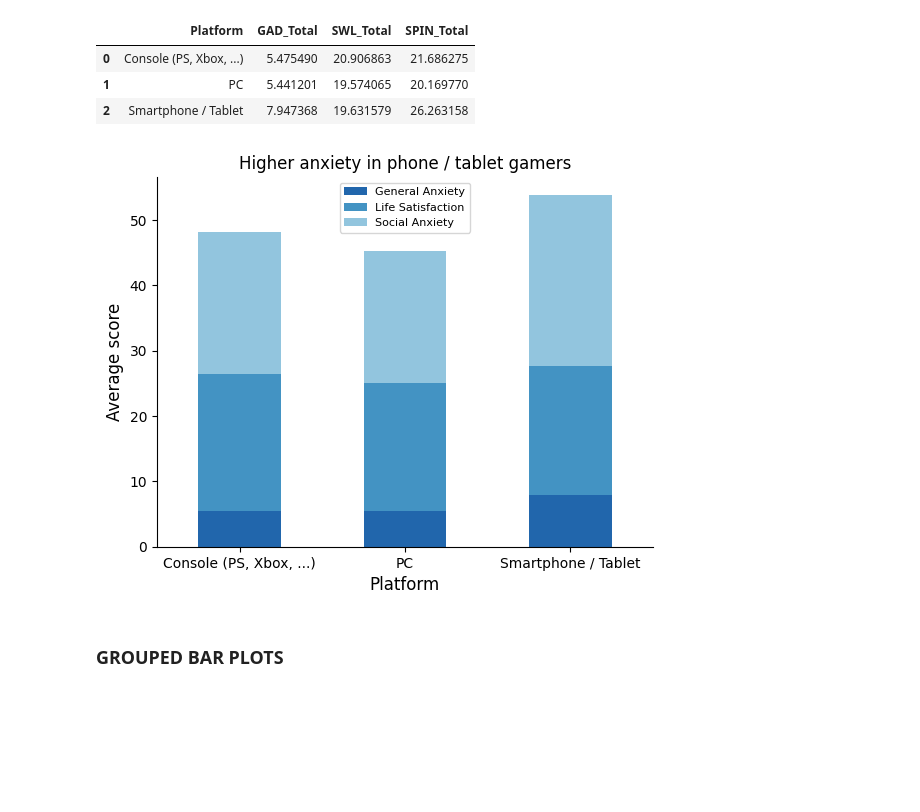
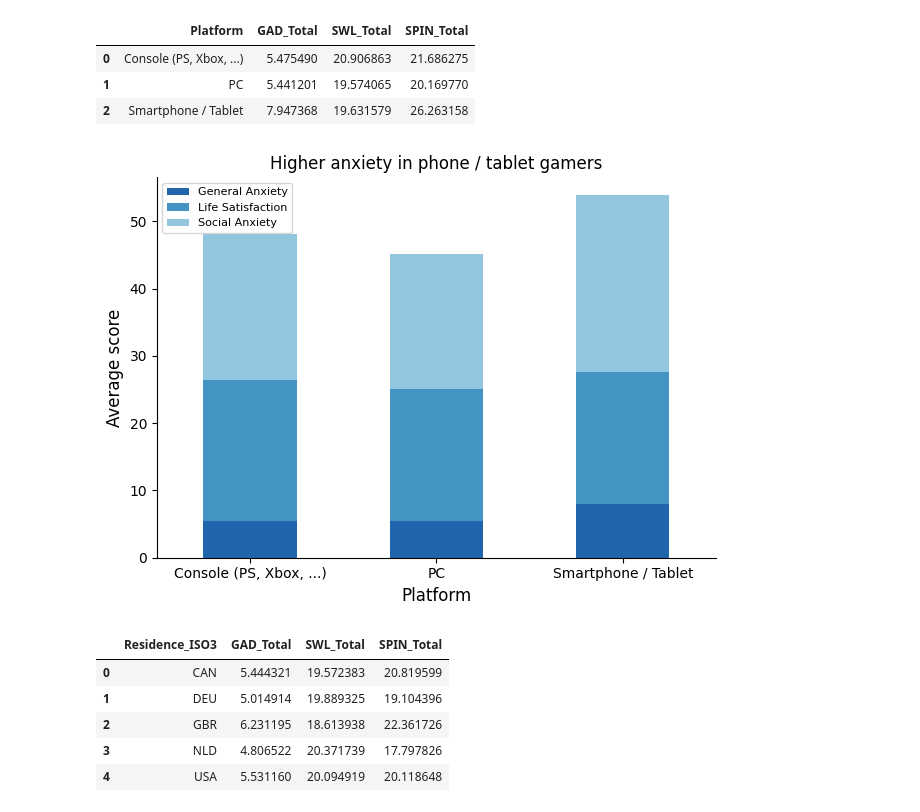
Before and after one commit to amallred/gaming-mental-health-analysis, a Jupyter notebook: charts.ipynb, the cells around one changed output. Saved outputs shown, nothing was run; the diff lists cells and outputs as text; code cells hidden in the pictures; blank space fills up the shorter version.

```diff
--- a/charts.ipynb
+++ b/charts.ipynb
@@ -280,31 +281,53 @@ platform_df
 # %%
 ax = platform_df.plot(
     x='Platform',
     kind='bar',
     stacked=True,
     title='Higher anxiety in phone / tablet gamers',
     color=colors_dl[3:6]
 )
 
 ax.tick_params(axis='x', labelsize=10)
 ax.set_xlabel('Platform', fontsize=12)
 ax.legend(['General Anxiety', 'Life Satisfaction', 'Social Anxiety'],
         loc='best',
         fontsize=8)
 
 plt.ylabel("Average score", fontsize=12)
 plt.xticks(rotation=0)
 
 ax = plt.gca()
 ax.spines['top'].set_visible(False)
 ax.spines['right'].set_visible(False)
 
+plt.tight_layout()
 # Save figure as image
 plt.savefig('plots/platform_scores_stacked_bar_chart.png')
 
 plt.show()
 # %% [output]
-[figure, old version]
+[figure, new version]
-# %% [markdown]
-### GROUPED BAR PLOTS
+# %%
+top5_countries = df['Residence_ISO3'].value_counts().head(5).index
+
+top5_countries_df = df[df['Residence_ISO3'].isin(top5_countries)]
+
+residence_GAD_scores = top5_countries_df.groupby('Residence_ISO3')['GAD_Total'].mean()
+residence_SWL_scores = top5_countries_df.groupby('Residence_ISO3')['SWL_Total'].mean()
+residence_SPIN_scores = top5_countries_df.groupby('Residence_ISO3')['SPIN_Total'].mean()
+
+countries_df = pd.concat([
+    residence_GAD_scores,
+    residence_SWL_scores,
+    residence_SPIN_scores
+    ], axis=1).reset_index()
+
+countries_df
+# %% [output]
+|  | Residence_ISO3 | GAD_Total | SWL_Total | SPIN_Total |
+| 0 | CAN | 5.444321 | 19.572383 | 20.819599 |
+| 1 | DEU | 5.014914 | 19.889325 | 19.104396 |
+| 2 | GBR | 6.231195 | 18.613938 | 22.361726 |
+| 3 | NLD | 4.806522 | 20.371739 | 17.797826 |
+| 4 | USA | 5.531160 | 20.094919 | 20.118648 |
 # %%
```
Also changed, not shown: parts of 5 cells of this notebook, 6 other files.
